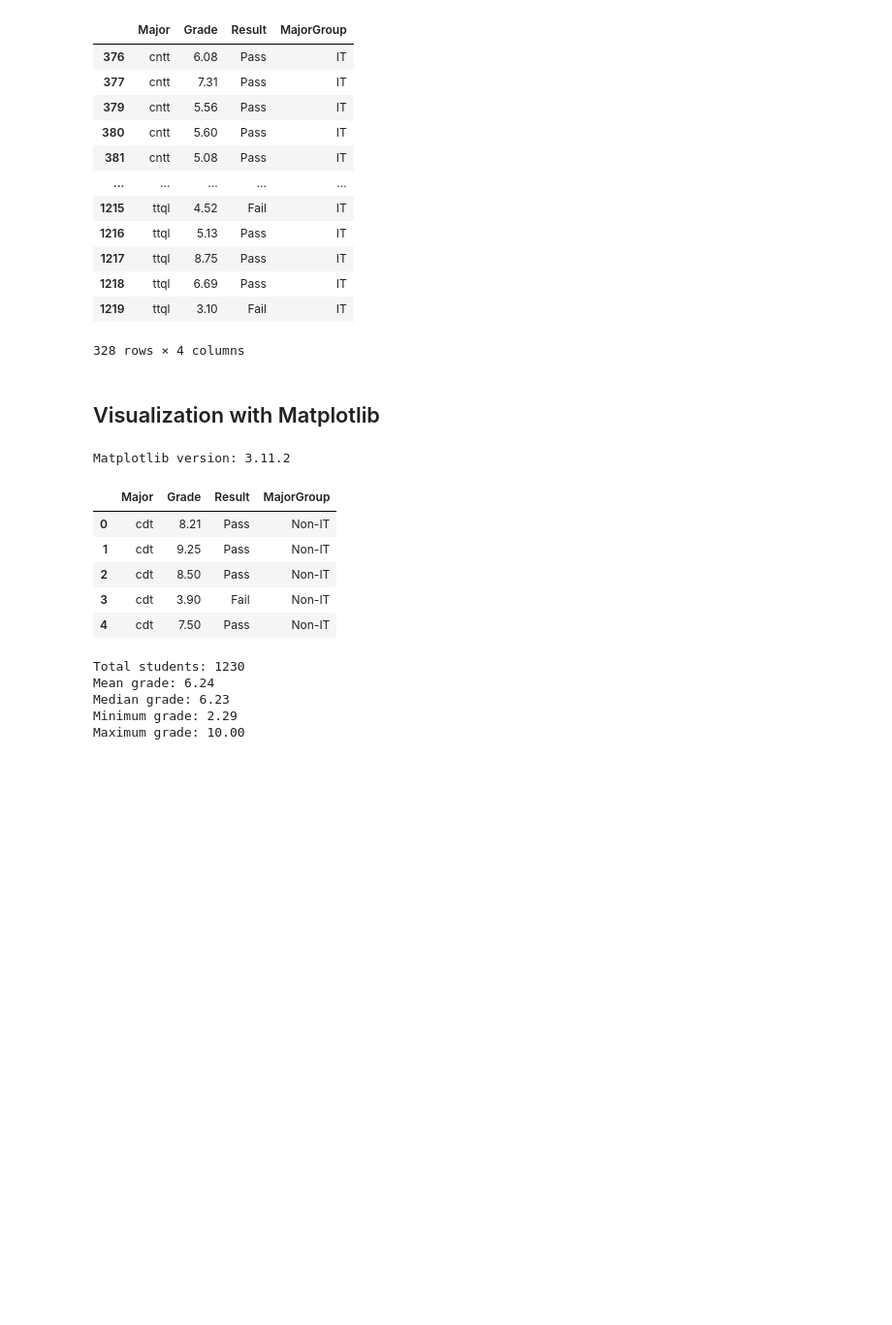
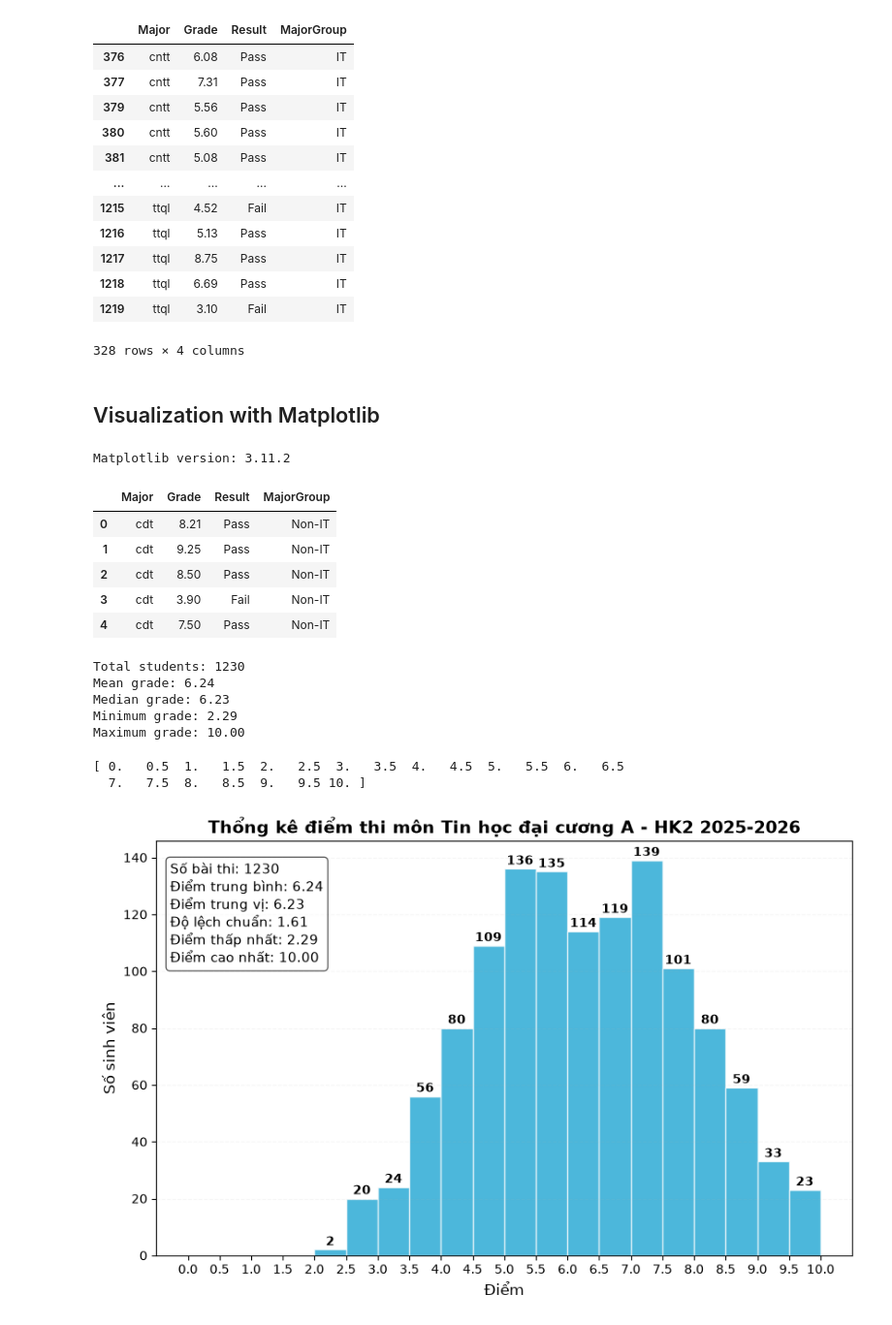
Before and after one commit to nd-hung/data-science-labs, a Jupyter notebook: labs/working-with-data.ipynb, the cells around one changed output. Shown at 97% size. Cells and saved outputs as stored; diff of their text form; code cells hidden in the pictures; blank space fills up the shorter version.

```diff
--- a/labs/working-with-data.ipynb
+++ b/labs/working-with-data.ipynb
@@ -142,3 +142,79 @@ Mean grade: 6.24
 Median grade: 6.23
 Minimum grade: 2.29
 Maximum grade: 10.00
+# %%
+import numpy as np
+
+# Create historgram bins of the grades with interval of 0.5
+bins = np.arange(0, 10.5, 0.5)
+print(bins)
+# %% [output]
+[ 0.   0.5  1.   1.5  2.   2.5  3.   3.5  4.   4.5  5.   5.5  6.   6.5
+  7.   7.5  8.   8.5  9.   9.5 10. ]
+# %%
+# Crate a histogram of the grades
+plt.figure(figsize=(10, 6)) # Set the figure size
+
+counts, edges, patches = plt.hist(grade_df['Grade'], # data to plot
+bins=bins,                  # bins for the histogram
+color='#0099cc',            # color of the bars
+edgecolor='white',
+alpha=0.7)              # transparency of the bars
+
+# Add title and labels to the plot
+plt.title('PHỔ ĐIỂM BÀI THI CUỐI KỲ THĐC A - TẤT CẢ CÁC NGÀNH', fontsize=16)
+plt.xlabel('Điểm', fontsize=14)
+plt.ylabel('Số sinh viên', fontsize=14)
+
+# Add count value on top of each bar
+for count, edge_left, edge_right in zip(counts, edges[:-1], edges[1:]):
+    if count > 0:  # only add text for bars with count > 0
+        # calculate the position for the text
+        x_pos = (edge_left + edge_right) / 2
+        y_pos = count + 0.5  # position the text slightly above the bar
+        # print the count value on top of the bar
+        plt.text(x_pos, y_pos, str(int(count)),
+        ha='center',
+        va='bottom',
+        fontsize=10,
+        fontweight='bold',
+        color='black')
+
+# Add statistics text box to the plot
+stats_text = "{}{}\n{}{:.2f}\n{}{:.2f} \
+\n{}{:.2f}\n{}{:.2f}\n{}{:.2f}".format("Số bài thi: ", total_students,
+                                                    "Điểm trung bình: ", mean_grade,
+                                                    "Điểm trung vị: ",  median_grade,
+                                                    "Độ lệch chuẩn: ",std,
+                                                    "Điểm thấp nhất: ",min_grade,
+                                                    "Điểm cao nhất: " ,max_grade )
+
+
+plt.gca().text(
+    0.02, 0.95, stats_text,
+    transform=plt.gca().transAxes,
+    fontsize=11,
+    verticalalignment='top',
+    horizontalalignment='left',
+    bbox=dict(boxstyle='round', facecolor='white', alpha=0.6)
+)
+
+
+bin_interval = 0.5
+bins = np.arange(0, 10 + bin_interval, bin_interval)
+bin_labels = [str(bins[i]) + '-' + str(bins[i+1]) for i in range(len(bins)-1)]
+
+# Customize the chart
+plt.title("Thổng kê điểm thi môn Tin học đại cương A - HK2 2025-2026", fontsize=14, weight='bold')
+plt.xlabel("Điểm", fontsize=12)
+plt.ylabel("Số sinh viên", fontsize=12)
+# plt.xticks(bin_labels, rotation=90)
+plt.xticks(bins)
+plt.grid(axis='y', linestyle='--', alpha=0.1)
+
+# Display the plot
+# plt.tight_layout()
+plt.savefig('THDC-Grade-Stats.png')
+plt.show()
+# %% [output]
+[figure, added]
```
Also changed, not shown: 1 other file.
